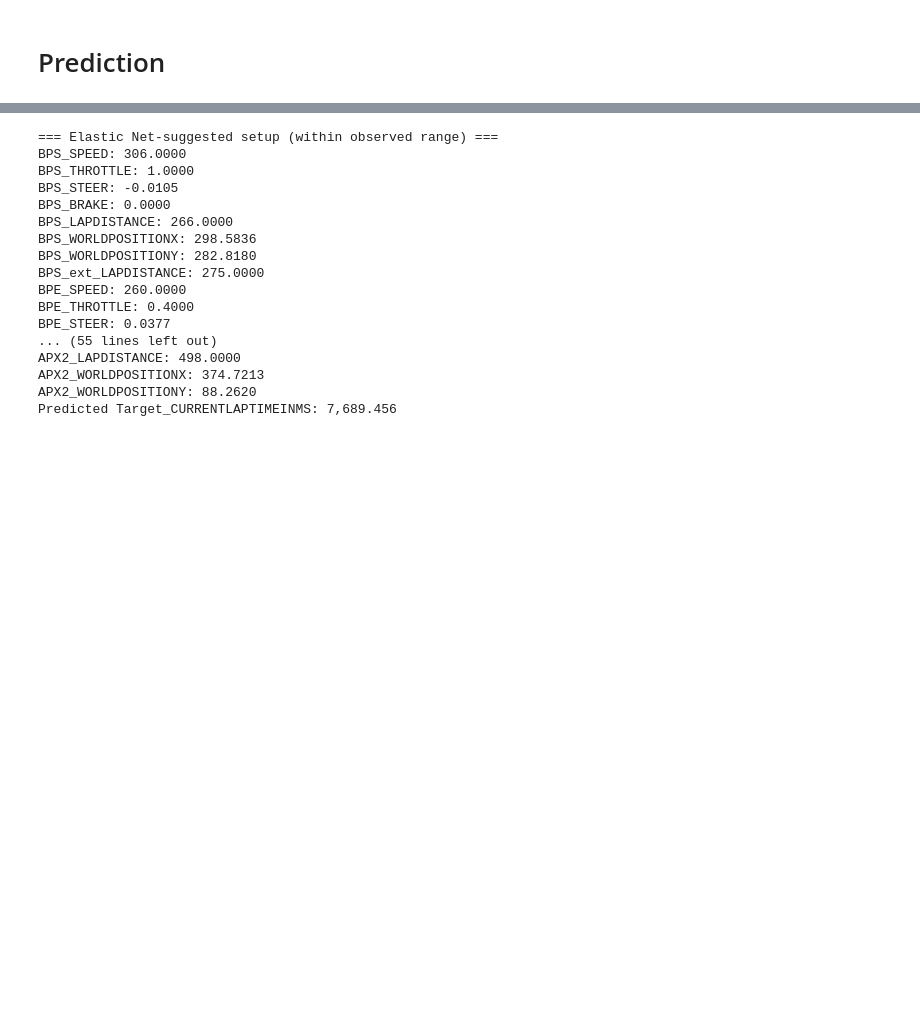
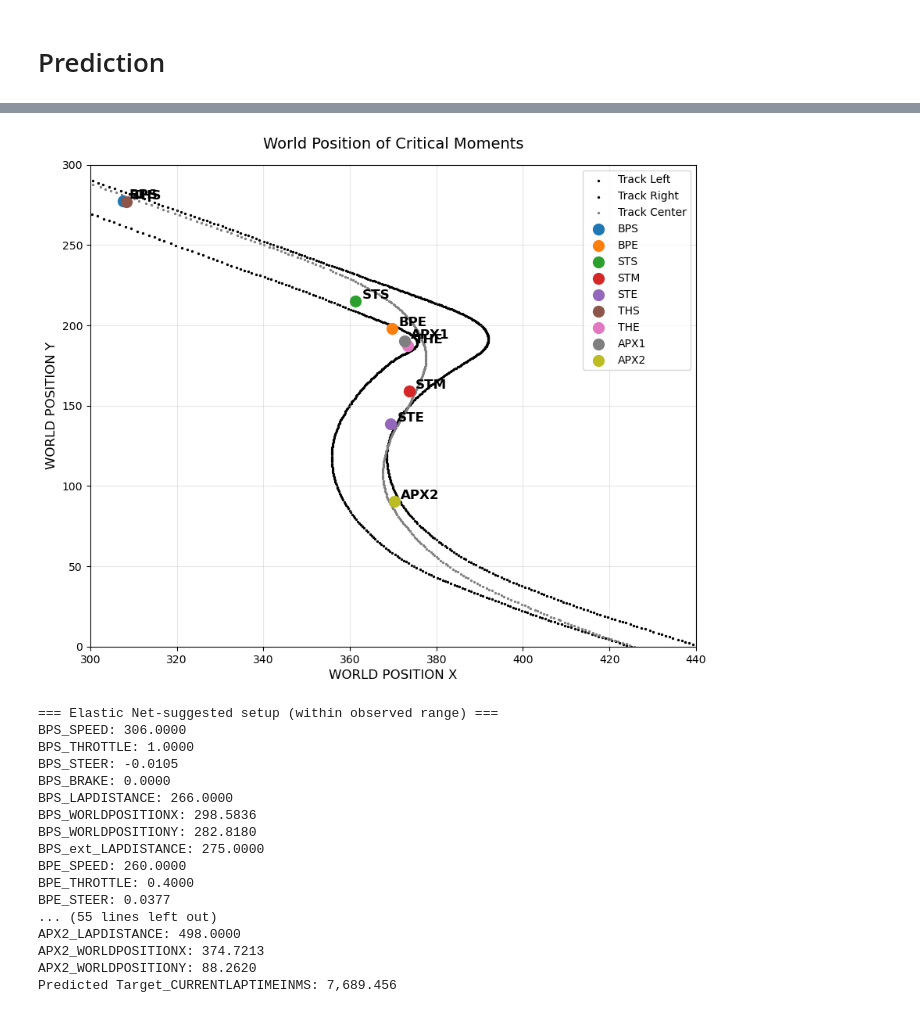
Before and after one commit to muhaseeb34/Data3001-Modelling-2, a Jupyter notebook: ElNet_model_prediction.ipynb, the cells around one changed output, grey strips where cells are left out. Cells and saved outputs as stored; diff of their text form; code cells hidden in the pictures; blank space fills up the shorter version.

```diff
--- a/ElNet_model_prediction.ipynb
+++ b/ElNet_model_prediction.ipynb
@@ -274,0 +278,2 @@ dtype: float64
+# %%
+df = data
@@ -275,3 +548,52 @@ dtype: float64
+# %%
+import pandas as pd
+import matplotlib.pyplot as plt
+
+# --- Read track reference files ---
+track_left  = pd.read_excel("f1sim-ref-left.xlsx")
+track_right = pd.read_excel("f1sim-ref-right.xlsx")
+track_line  = pd.read_excel("f1sim-ref-line.xlsx")
+
+# WORLD POSITION POINTS
+points = {
+    "BPS": (307.5439, 277.6347),
+    "BPE": (369.7993, 198.1801),
+    "STS": (361.2770, 215.2532),
+    "STM": (373.6565, 159.1373),
+    "STE": (369.4704, 138.7815),
+    "THS": (308.2546, 276.9306),
+    "THE": (373.4459, 187.4082),
+    "APX1": (372.6206, 190.3607),
+    "APX2": (370.2799, 90.4248),
+}
+
+plt.figure(figsize=(10, 8))
+
+# Track boundaries/centerline
+plt.scatter(track_left["WORLDPOSX"],  track_left["WORLDPOSY"],
+            s=2, color="black", label="Track Left")
+plt.scatter(track_right["WORLDPOSX"], track_right["WORLDPOSY"],
+            s=2, color="black", label="Track Right")
+plt.scatter(track_line["WORLDPOSX"],  track_line["WORLDPOSY"],
+            s=2, color="gray",  label="Track Center")
+
+
+# Plot setup
+for name, (x, y) in points.items():
+    plt.scatter(x, y, s=100, label=name)
+    plt.text(x + 1.5, y + 1.5, name, fontsize=12, weight="bold")
+
+# Styling
+plt.xlabel("WORLD POSITION X", fontsize=12)
+plt.ylabel("WORLD POSITION Y", fontsize=12)
+plt.title("World Position of Critical Moments", fontsize=14, pad=15)
+plt.grid(alpha=0.3)
+plt.legend()
+plt.xlim(300, 440)
+plt.ylim(0, 300)
+plt.show()
+# %% [output]
+[figure, added]
 # %%
 model = grid_model
 # %%
```
Also changed, not shown: parts of 4 cells of this notebook.
